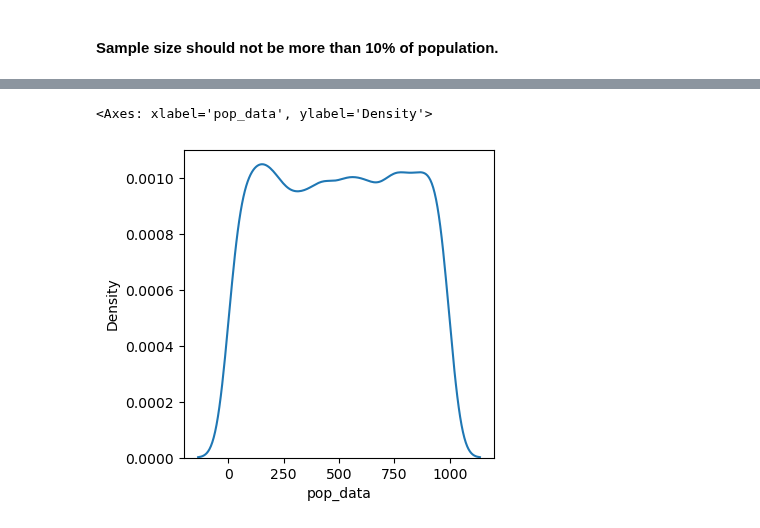
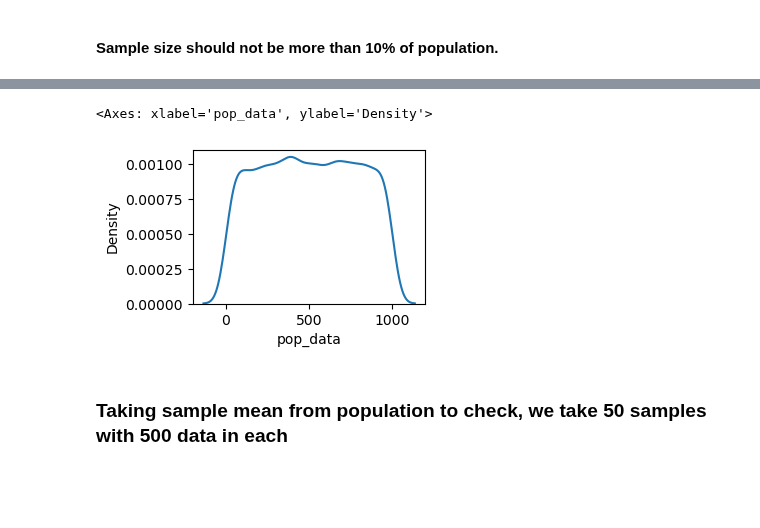
Before and after one commit to SandeshKhatiwada05/Data-Science-And-Machine-Learning-Course, a Jupyter notebook: 9_CentralLimit.ipynb, the cells around one changed output, grey strips where cells are left out. Drawn from its saved outputs; the diff is of its cells as text; code cells hidden in the pictures; blank space fills up the shorter version.

```diff
--- a/9_CentralLimit.ipynb
+++ b/9_CentralLimit.ipynb
@@ -46,7 +46,9 @@ pop_table
 10000 rows × 1 columns
 # %%
-plt.figure(figsize=(4,4))
+plt.figure(figsize=(3,2))
 sns.kdeplot(x="pop_data", data=pop_table)
 # %% [output]
 <Axes: xlabel='pop_data', ylabel='Density'>
-[figure, old version]
+[figure, new version]
+# %% [markdown]
+### Taking sample mean from population to check, we take 50 samples with 500 data in each
```
Also changed, not shown: parts of 3 cells of this notebook.
